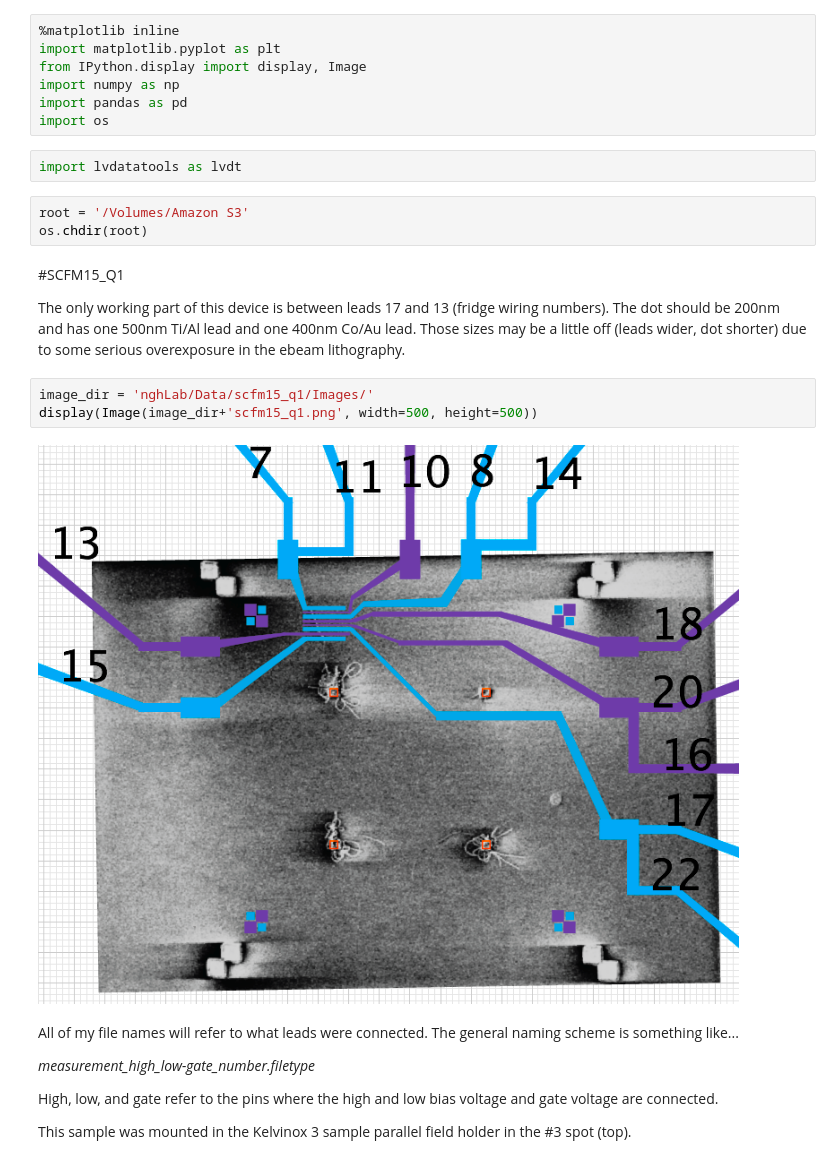
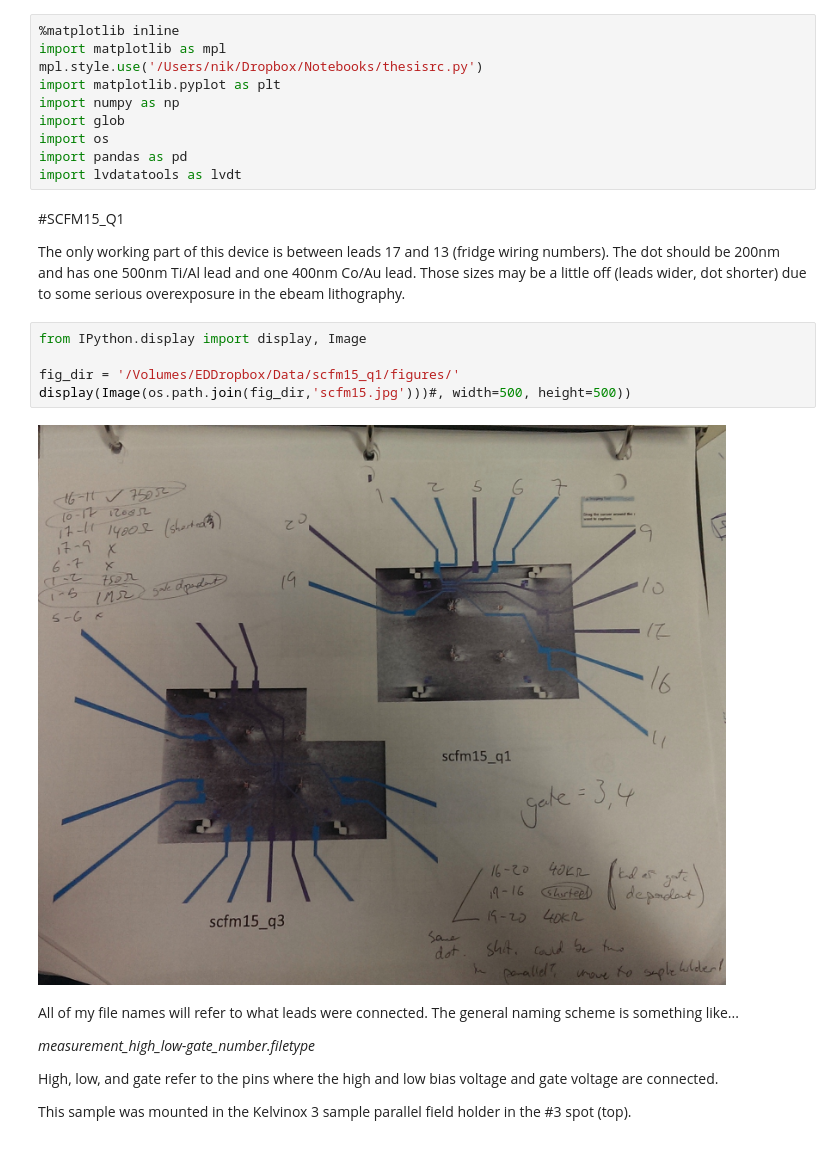
Before and after one commit to nikhartman/notebooks, a Jupyter notebook: scfm15_q1.ipynb, the cells around one changed output. Cells and saved outputs as stored; diff of their text form.

```diff
--- a/scfm15_q1.ipynb
+++ b/scfm15_q1.ipynb
@@ -1,24 +1,24 @@
 # %%
 %matplotlib inline
+import matplotlib as mpl
+mpl.style.use('/Users/nik/Dropbox/Notebooks/thesisrc.py')
 import matplotlib.pyplot as plt
-from IPython.display import display, Image
 import numpy as np
+import glob
+import os
 import pandas as pd
-import os
+import lvdatatools as lvdt
-# %%
-import lvdatatools as lvdt
-# %%
-root = '/Volumes/Amazon S3'
-os.chdir(root)
 # %% [markdown]
 #SCFM15_Q1
 
 The only working part of this device is between leads 17 and 13 (fridge wiring numbers). The dot should be 200nm and has one 500nm Ti/Al lead and one 400nm Co/Au lead. Those sizes may be a little off (leads wider, dot shorter) due to some serious overexposure in the ebeam lithography.
-# %%
-image_dir = 'nghLab/Data/scfm15_q1/Images/'
-display(Image(image_dir+'scfm15_q1.png', width=500, height=500))
-# %% [output]
-[figure, removed]
+# %%
+from IPython.display import display, Image
+
+fig_dir = '/Volumes/EDDropbox/Data/scfm15_q1/figures/'
+display(Image(os.path.join(fig_dir,'scfm15.jpg')))#, width=500, height=500))
+# %% [output]
+[figure, added]
 # %% [markdown]
 All of my file names will refer to what leads were connected. The general naming scheme is something like...
 
```
Also changed, not shown: parts of 7 cells of this notebook, 10 other files.
